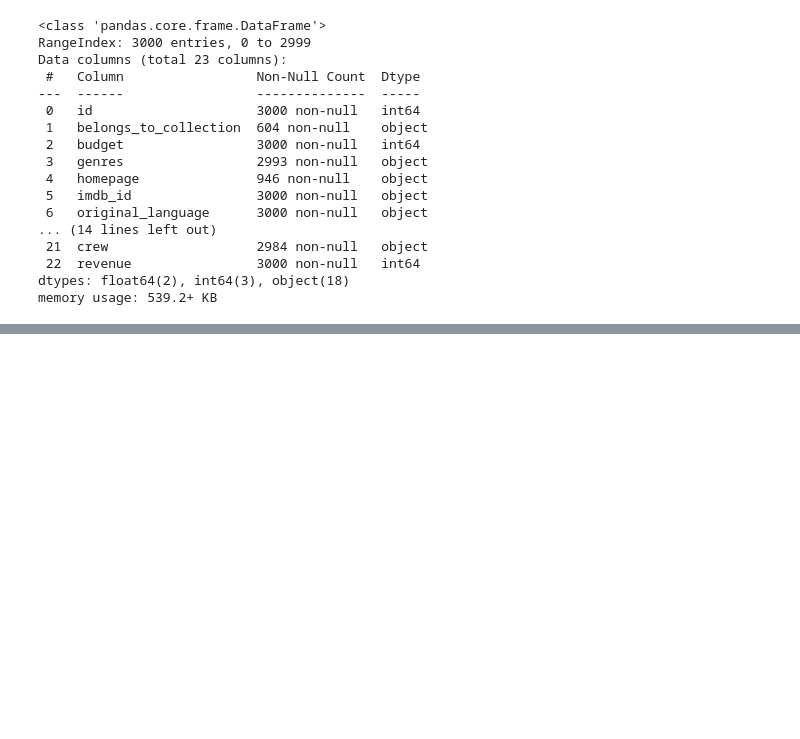
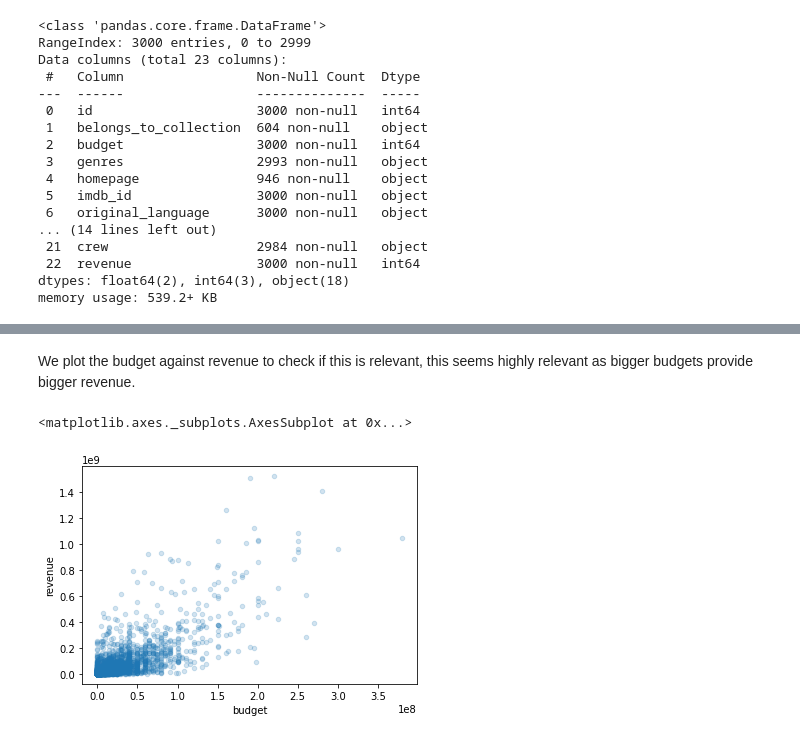
Before and after one commit to esleire/Box-Office-Cinema, a Jupyter notebook: BoxOffice.ipynb, the cells around one changed output, grey strips where cells are left out. Cells and saved outputs as stored; diff of their text form; code cells hidden in the pictures; blank space fills up the shorter version.

```diff
--- a/BoxOffice.ipynb
+++ b/BoxOffice.ipynb
@@ -45,0 +89,7 @@ memory usage: 539.2+ KB
+# %% [markdown]
+We plot the budget against revenue to check if this is relevant, this seems highly relevant as bigger budgets provide bigger revenue.
+# %%
+train.plot(kind="scatter", x="budget", y="revenue", alpha=0.2)
+# %% [output]
+<matplotlib.axes._subplots.AxesSubplot at 0x...>
+[figure, added]
```
Also changed, not shown: parts of 50 cells of this notebook.
